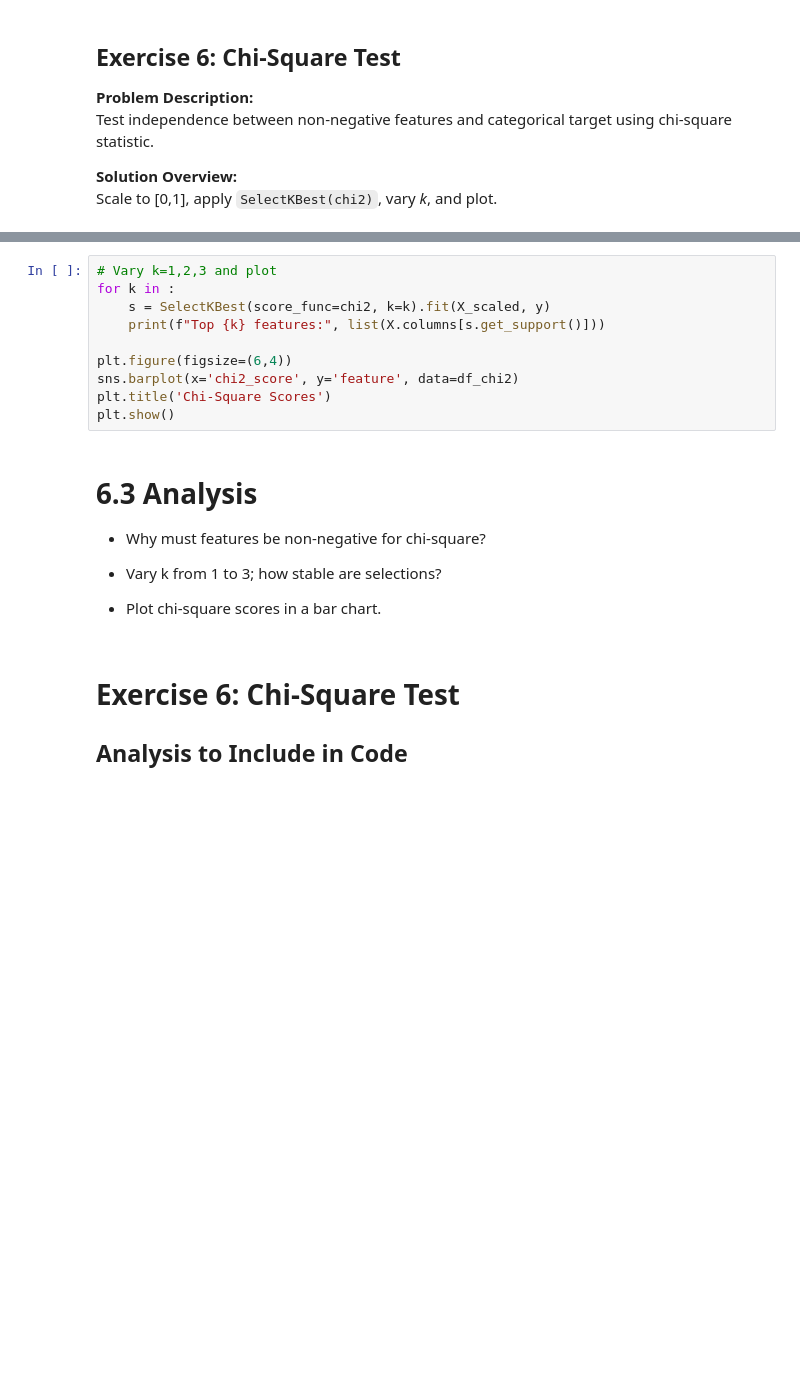
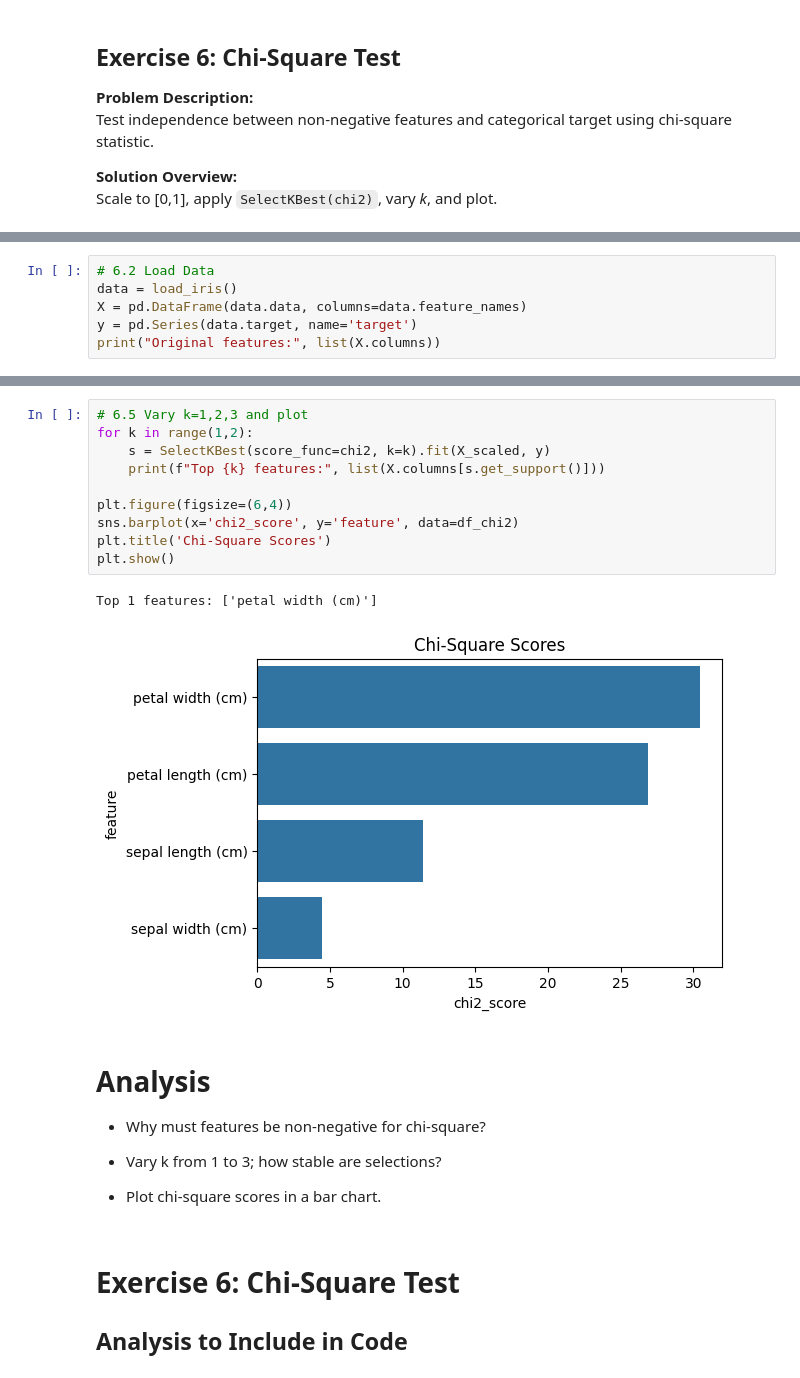
Before and after one commit to appliedcode/mthree-c422, a Jupyter notebook: Exercises/day-3/Filter_methods/Filter_methods_chi_square.ipynb, the cells around one changed output, grey strips where cells are left out. Saved outputs shown, nothing was run; the diff lists cells and outputs as text; blank space fills up the shorter version.

```diff
--- a/Exercises/day-3/Filter_methods/Filter_methods_chi_square.ipynb
+++ b/Exercises/day-3/Filter_methods/Filter_methods_chi_square.ipynb
@@ -17,2 +18,8 @@ from sklearn.feature_selection import VarianceThreshold
 from sklearn.feature_selection import SelectKBest, chi2
 from sklearn.preprocessing import MinMaxScaler
+# %%
+# 6.2 Load Data
+data = load_iris()
+X = pd.DataFrame(data.data, columns=data.feature_names)
+y = pd.Series(data.target, name='target')
+print("Original features:", list(X.columns))
@@ -33,15 +50,18 @@ print("Top 2 features:", list(df_chi2['feature'][:2]))
 # %%
-# Vary k=1,2,3 and plot
-for k in :
+# 6.5 Vary k=1,2,3 and plot
+for k in range(1,2):
     s = SelectKBest(score_func=chi2, k=k).fit(X_scaled, y)
     print(f"Top {k} features:", list(X.columns[s.get_support()]))
 
 plt.figure(figsize=(6,4))
 sns.barplot(x='chi2_score', y='feature', data=df_chi2)
 plt.title('Chi-Square Scores')
 plt.show()
+# %% [output]
+Top 1 features: ['petal width (cm)']
+[figure, added]
 # %% [markdown]
-# 6.3 Analysis
+# Analysis
 - Why must features be non-negative for chi-square?
 
 - Vary k from 1 to 3; how stable are selections?
```
Also changed, not shown: parts of 12 cells of this notebook.
